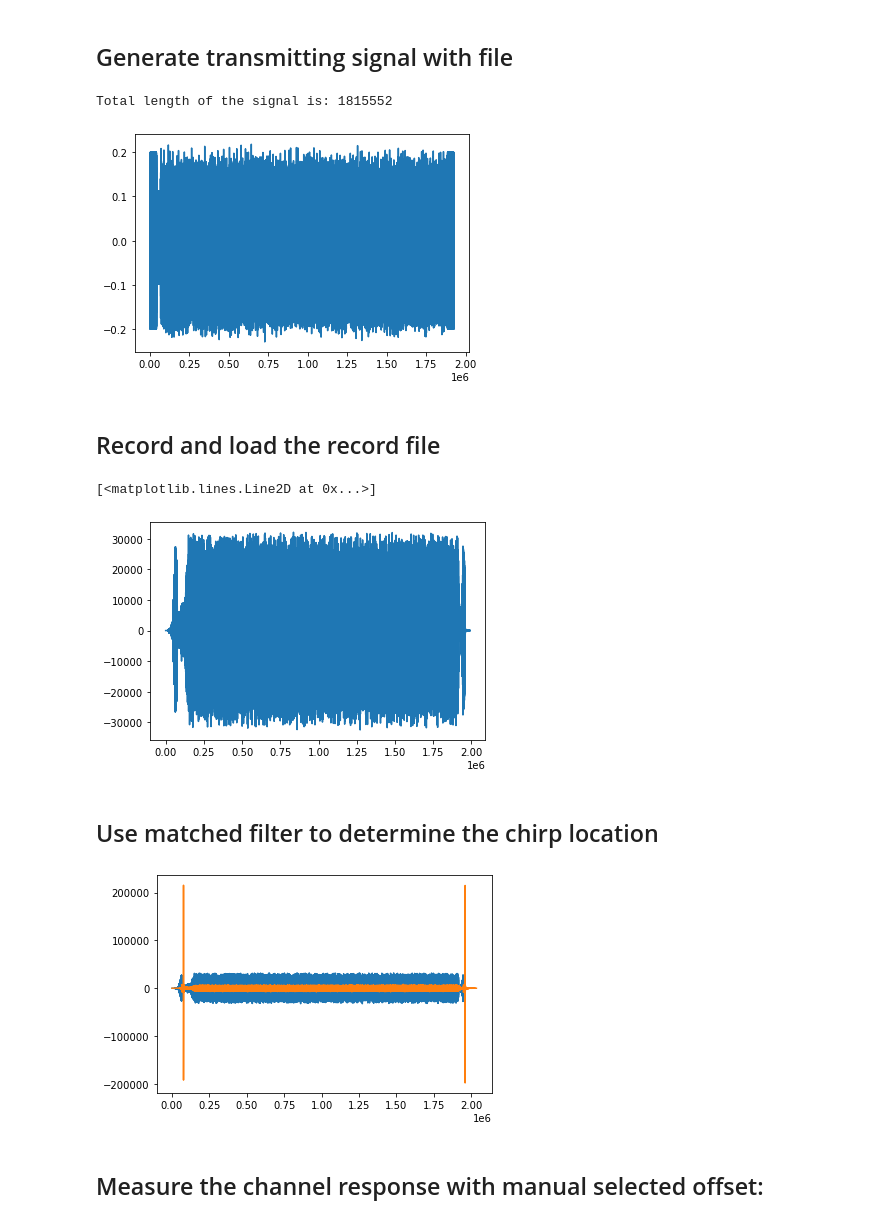
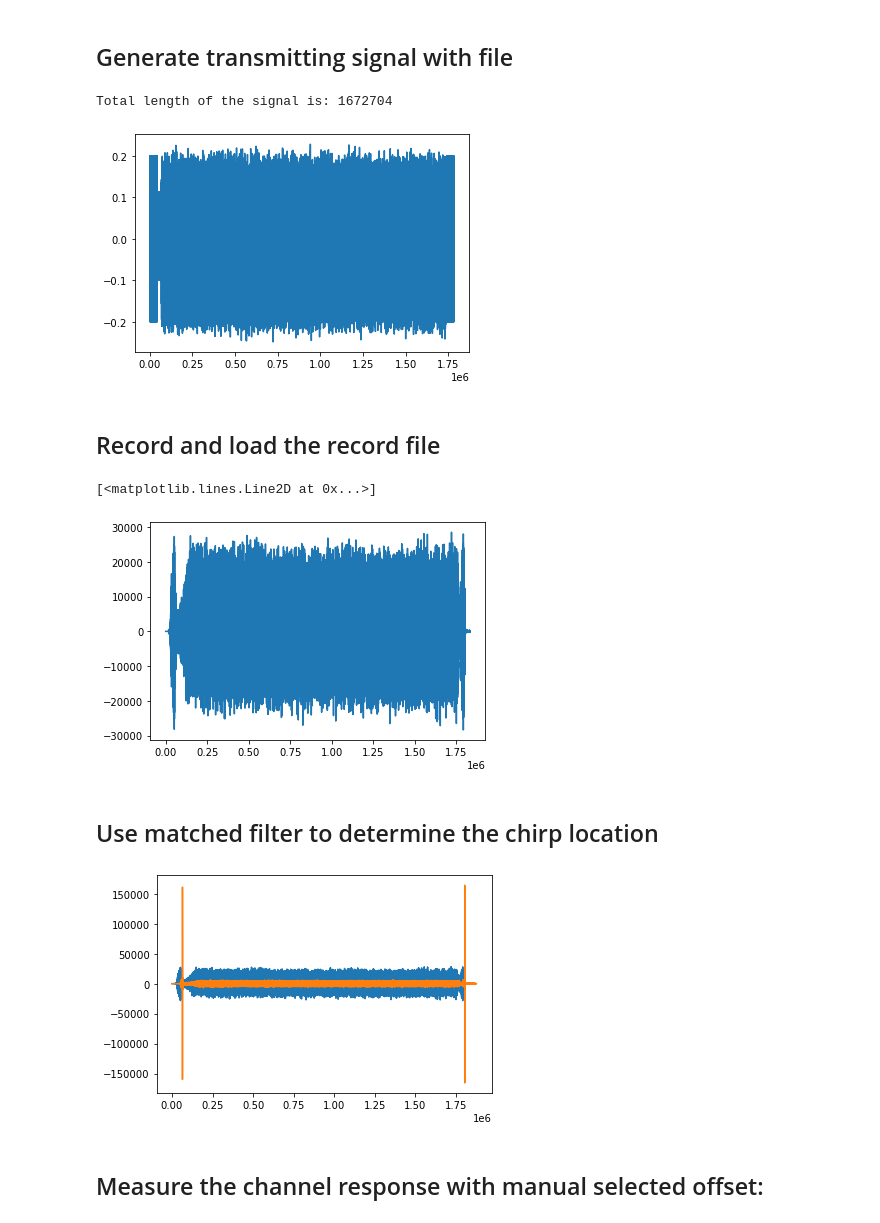
Before and after one commit to JingbiaoMei/Cambridge-Blue-Noise, a Jupyter notebook: System_setup_pilot.ipynb, the cells around one changed output. Saved outputs shown, nothing was run; the diff lists cells and outputs as text; code cells hidden in the pictures.

Commit message:
Updated random pilots & frequency selective bins

```diff
--- a/System_setup_pilot.ipynb
+++ b/System_setup_pilot.ipynb
@@ -29,7 +29,7 @@ chirp, inv_chirp = test.define_chirp(test)
 ## Generate transmitting signal with file
 # %%
 # Generate the data OFDM frames
-data_frames, carrier_indices, bits_tran = test.data_add_pilots(test, "test_files/shakespeare.txt")
+data_frames, underfill, carrier_indices, pilot_values, bits_tran = test.data_add_random_pilots(test, "test_files/shakespeare.txt")
 data_frames_len = len(data_frames)
 print("Total length of the signal is:", data_frames_len)
 
@@ -38,16 +38,16 @@ tx_signal = test.tx_waveform_data_pilot(test, known_frames, chirp, data_frames)
 plt.plot(tx_signal)
 sf.write('transmit.wav', tx_signal, test.fs)
 # %% [output]
-Total length of the signal is: 1815552
+Total length of the signal is: 1672704
-[figure, old version]
+[figure, new version]
 # %% [markdown]
 ## Record and load the record file
 # %%
-rx_signal = test.real_channel_response_file(test, "sound_files/Rec8.m4a")
+rx_signal = test.real_channel_response_file(test, "sound_files/rec15.m4a")
 plt.plot(rx_signal)
 # %% [output]
 [<matplotlib.lines.Line2D at 0x...>]
-[figure, old version]
+[figure, new version]
 # %% [markdown]
 ## Use matched filter to determine the chirp location
 # %%
@@ -56,7 +56,7 @@ plt.plot(rx_signal, label='channel op')
 plt.plot(convolution/100, label='convolution')
 plt.show()
 # %% [output]
-[figure, old version]
+[figure, new version]
 # %% [markdown]
 ## Measure the channel response with manual selected offset:
 # %%
```
Also changed, not shown: parts of 7 cells of this notebook, 8 other files.
